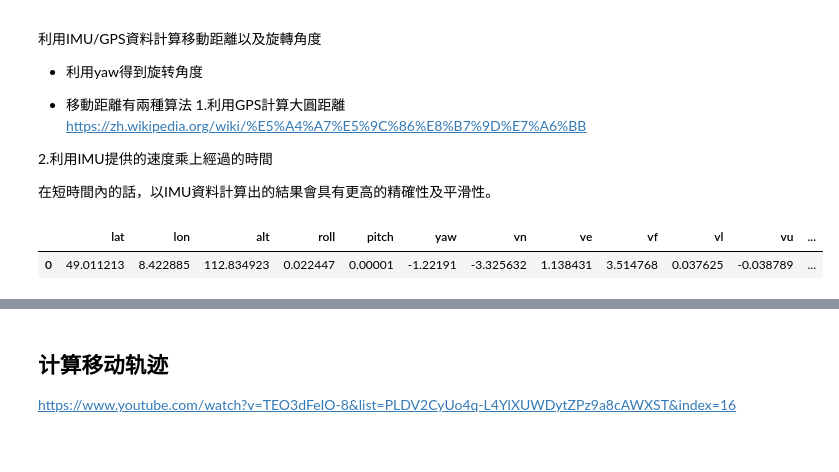
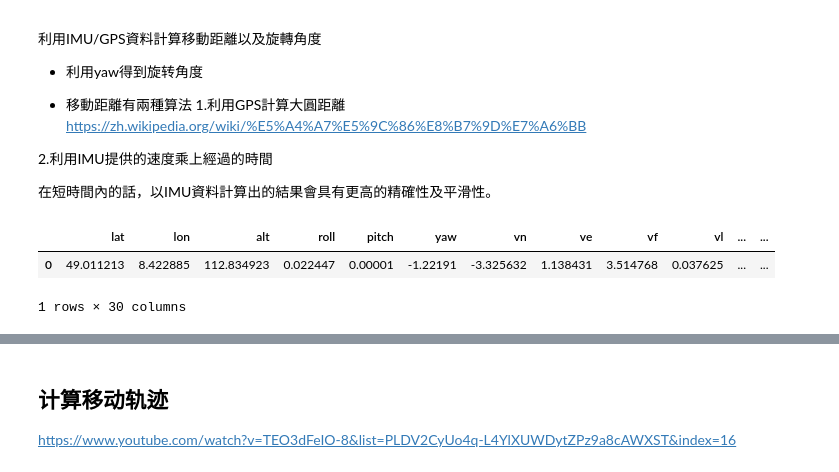
Before and after one commit to AldonahZero/rviz, a Jupyter notebook: src/kitii数据集的使用.ipynb, the cells around one changed output, grey strips where cells are left out. Cells and saved outputs as stored; diff of their text form; code cells hidden in the pictures.

```diff
--- a/src/kitii数据集的使用.ipynb
+++ b/src/kitii数据集的使用.ipynb
@@ -261,18 +261,23 @@ https://zh.wikipedia.org/wiki/%E5%A4%A7%E5%9C%86%E8%B7%9D%E7%A6%BB
 
 在短時間內的話，以IMU資料計算出的結果會具有更高的精確性及平滑性。
 # %%
+import pandas as pd
+import numpy as np
+import matplotlib.pyplot as plt
+from mpl_toolkits.mplot3d import Axes3D
 def read_imu(path):
   IMU_COLUMN_NAMES = ['lat', 'lon', 'alt', 'roll', 'pitch', 'yaw', 'vn', 've', 'vf', 'vl', 'vu', 'ax', 'ay', 'az', 'af',
                       'al', 'au', 'wx', 'wy', 'wz', 'wf', 'wl', 'wu', 'posacc', 'velacc', 'navstat', 'numsats', 'posmode',
                       'velmode', 'orimode']
 
   df = pd.read_csv(path, header=None, sep=' ')
   df.columns = IMU_COLUMN_NAMES
   return df
-read_imu('/content/0000000000.txt')
+read_imu('/home/aldno/dataset/2011_09_26/2011_09_26_drive_0005_sync/oxts/data/0000000000.txt')
 # %% [output]
-|  | lat | lon | alt | roll | pitch | yaw | vn | ve | vf | vl | vu | ... |
-| 0 | 49.011213 | 8.422885 | 112.834923 | 0.022447 | 0.00001 | -1.22191 | -3.325632 | 1.138431 | 3.514768 | 0.037625 | -0.038789 | ... |
+|  | lat | lon | alt | roll | pitch | yaw | vn | ve | vf | vl | ... | ... |
+| 0 | 49.011213 | 8.422885 | 112.834923 | 0.022447 | 0.00001 | -1.22191 | -3.325632 | 1.138431 | 3.514768 | 0.037625 | ... | ... |
+1 rows × 30 columns
 # %%
 #利用gps计算两帧距离
 def compute_great_circle_distance(lat1, lon1, lat2, lon2):
```
Also changed, not shown: parts of 1 cell of this notebook, 3 other files.
